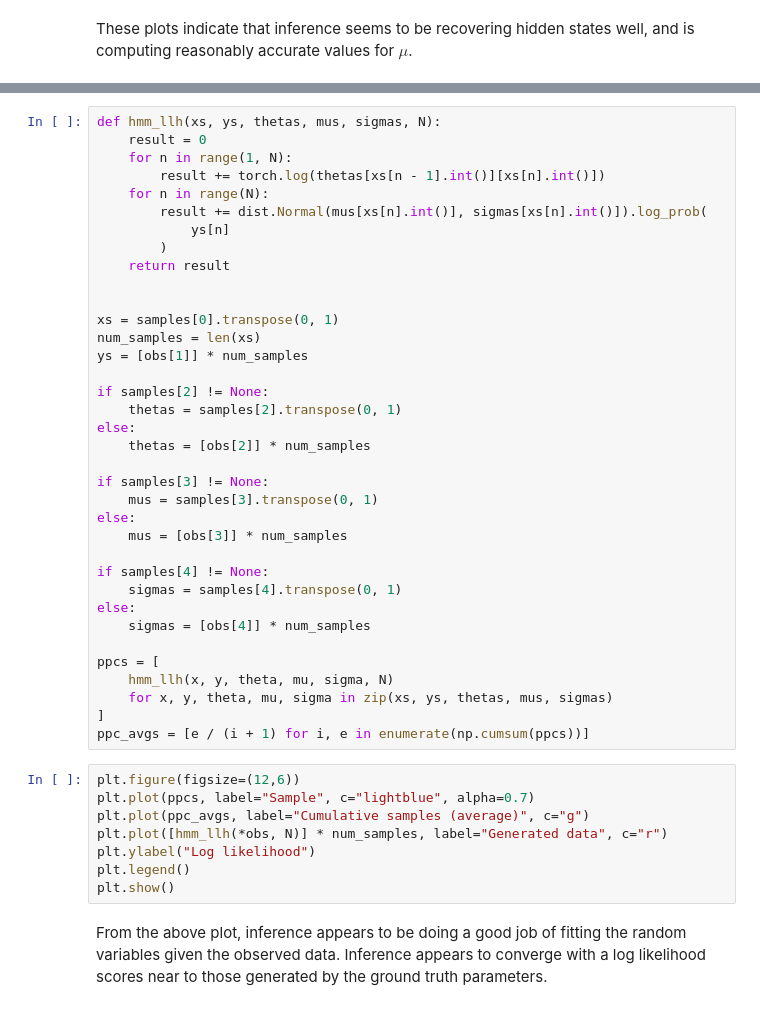
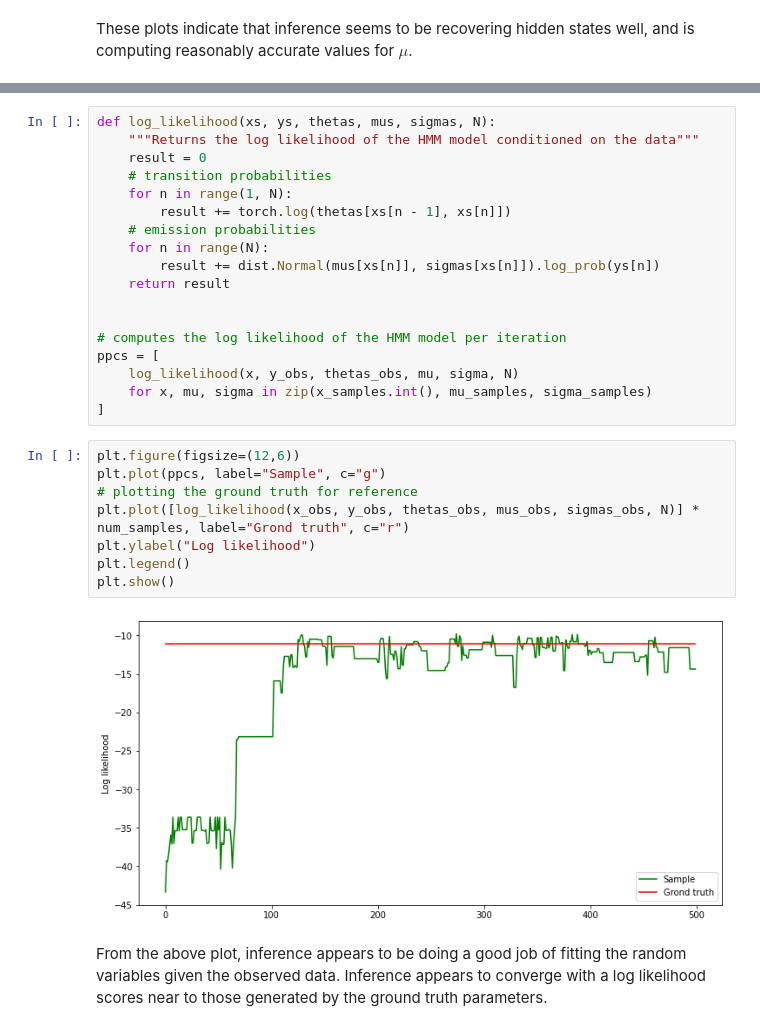
Before and after one commit to facebookresearch/beanmachine, a Jupyter notebook: tutorials/Hidden_Markov_model.ipynb, the cells around one changed output, grey strips where cells are left out. Cells and saved outputs as stored; diff of their text form.

```diff
--- a/tutorials/Hidden_Markov_model.ipynb
+++ b/tutorials/Hidden_Markov_model.ipynb
@@ -337,46 +257,30 @@ In our case, we've queried the $X$ and $\mu$ variables, and observed the rest. B
 # %%
-def hmm_llh(xs, ys, thetas, mus, sigmas, N):
+def log_likelihood(xs, ys, thetas, mus, sigmas, N):
+    """Returns the log likelihood of the HMM model conditioned on the data"""
     result = 0
+    # transition probabilities
     for n in range(1, N):
-        result += torch.log(thetas[xs[n - 1].int()][xs[n].int()])
+        result += torch.log(thetas[xs[n - 1], xs[n]])
+    # emission probabilities
     for n in range(N):
-        result += dist.Normal(mus[xs[n].int()], sigmas[xs[n].int()]).log_prob(
-            ys[n]
-        )
+        result += dist.Normal(mus[xs[n]], sigmas[xs[n]]).log_prob(ys[n])
     return result
 
 
-xs = samples[0].transpose(0, 1)
-num_samples = len(xs)
-ys = [obs[1]] * num_samples
-
-if samples[2] != None:
-    thetas = samples[2].transpose(0, 1)
-else:
-    thetas = [obs[2]] * num_samples
-
-if samples[3] != None:
-    mus = samples[3].transpose(0, 1)
-else:
-    mus = [obs[3]] * num_samples
-
-if samples[4] != None:
-    sigmas = samples[4].transpose(0, 1)
-else:
-    sigmas = [obs[4]] * num_samples
-
+# computes the log likelihood of the HMM model per iteration
 ppcs = [
-    hmm_llh(x, y, theta, mu, sigma, N)
-    for x, y, theta, mu, sigma in zip(xs, ys, thetas, mus, sigmas)
+    log_likelihood(x, y_obs, thetas_obs, mu, sigma, N)
+    for x, mu, sigma in zip(x_samples.int(), mu_samples, sigma_samples)
 ]
-ppc_avgs = [e / (i + 1) for i, e in enumerate(np.cumsum(ppcs))]
 # %%
 plt.figure(figsize=(12,6))
-plt.plot(ppcs, label="Sample", c="lightblue", alpha=0.7)
-plt.plot(ppc_avgs, label="Cumulative samples (average)", c="g")
-plt.plot([hmm_llh(*obs, N)] * num_samples, label="Generated data", c="r")
+plt.plot(ppcs, label="Sample", c="g")
+# plotting the ground truth for reference
+plt.plot([log_likelihood(x_obs, y_obs, thetas_obs, mus_obs, sigmas_obs, N)] * num_samples, label="Grond truth", c="r")
 plt.ylabel("Log likelihood")
 plt.legend()
 plt.show()
+# %% [output]
+[figure, added]
 # %% [markdown]
 From the above plot, inference appears to be doing a good job of fitting the random variables given the observed data. Inference appears to converge with a log likelihood scores near to those generated by the ground truth parameters.
```
Also changed, not shown: parts of 23 cells of this notebook.
